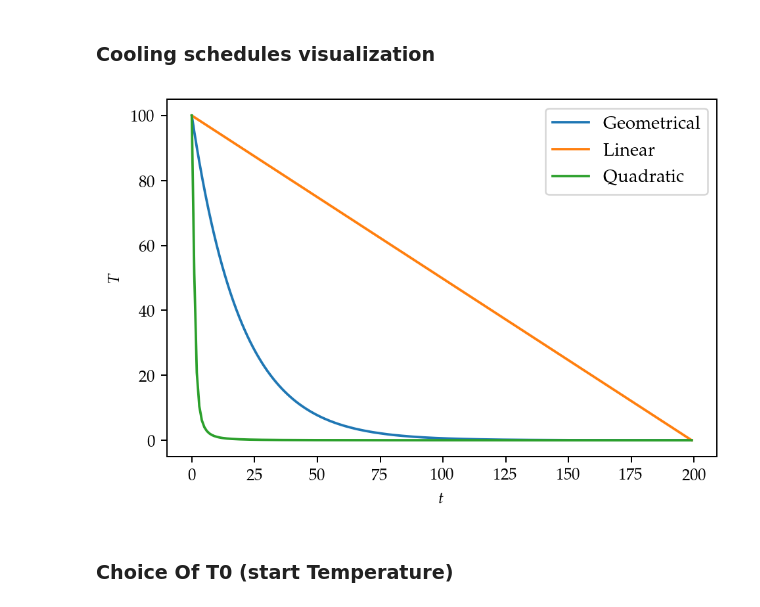
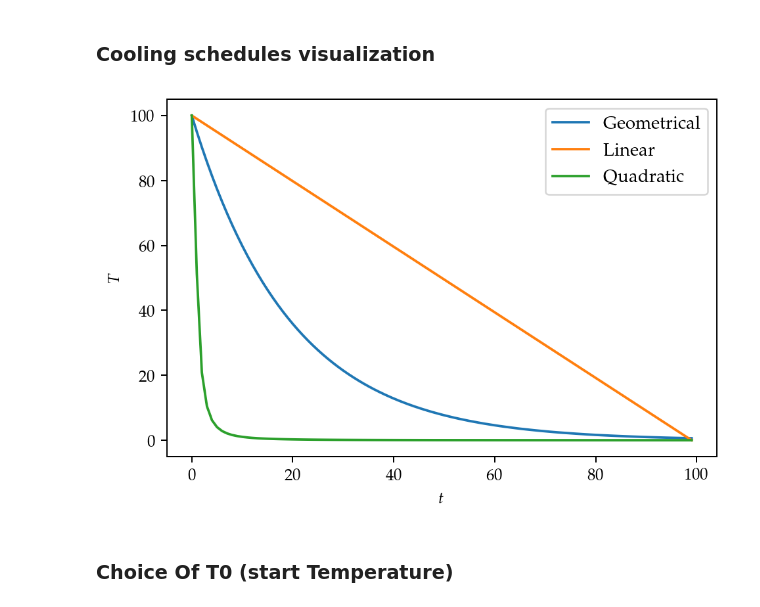
Before and after one commit to Maloup/stochastic-simulation-assignment3, a Jupyter notebook: Simulated Annealing Parameter Tuning.ipynb, the cells around one changed output. Drawn from its saved outputs; the diff is of its cells as text; code cells hidden in the pictures.

```diff
--- a/Simulated Annealing Parameter Tuning.ipynb
+++ b/Simulated Annealing Parameter Tuning.ipynb
@@ -44,24 +44,24 @@ plt.show()
 ### Cooling schedules visualization
 # %%
 T_start = 100
-T_steps = 200
+T_steps = 100
 alpha = 0.95
 
 T_sched_geo =  [T_start*alpha**k for k in range(T_steps)]
 T_sched_lin = np.linspace(T_start, 1e-5, T_steps)
 T_sched_quad = [T_start/(1 + alpha*k**2) for k in range(T_steps)]
 
 
 plt.plot(T_sched_geo, label="Geometrical")
 plt.plot(T_sched_lin, label="Linear")
 plt.plot(T_sched_quad, label = "Quadratic")
 plt.legend()
 plt.ylabel("$T$")
 plt.xlabel("$t$")
 plt.savefig("figures/cooling_schedules.pdf", bbox_inches="tight")
 plt.show()
 # %% [output]
-[figure, old version]
+[figure, new version]
 # %% [markdown]
 ### Choice Of T0 (start Temperature)
 # %%
```
Also changed, not shown: 6 other files.
